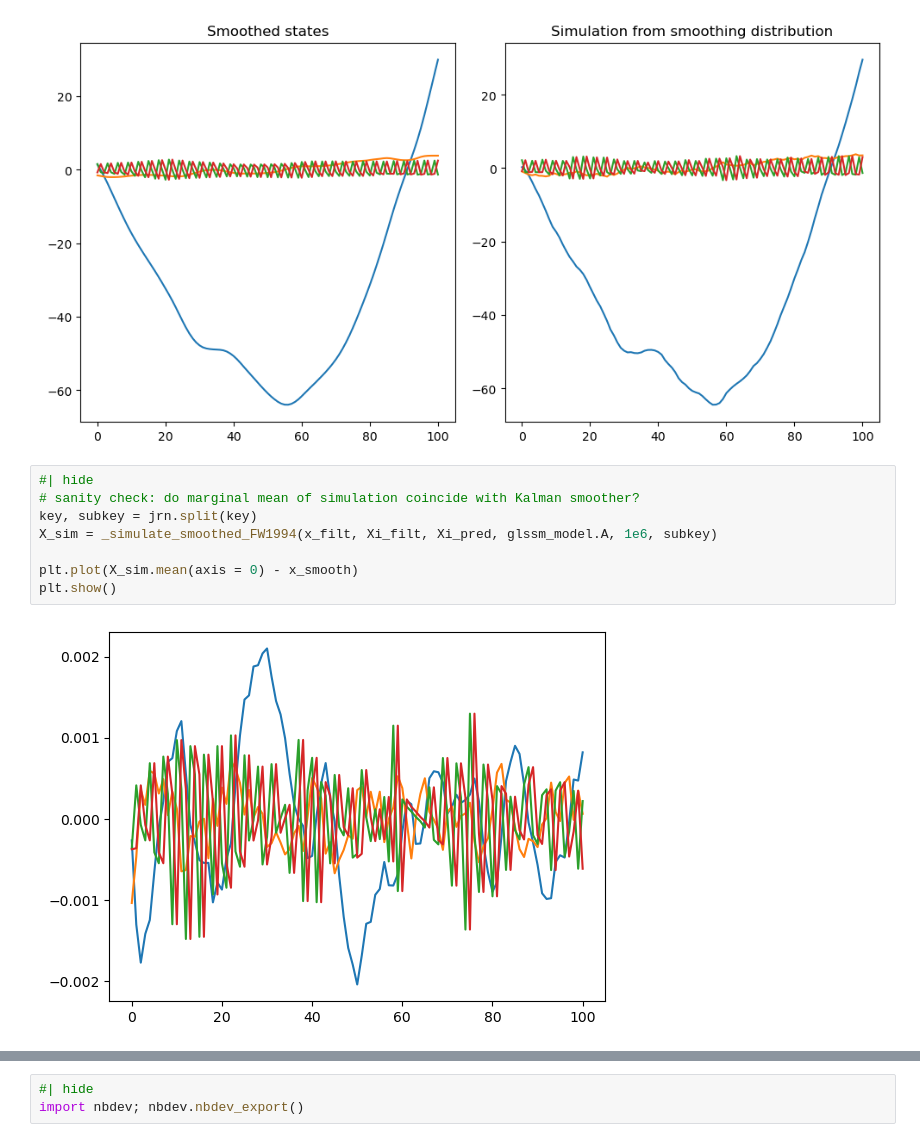
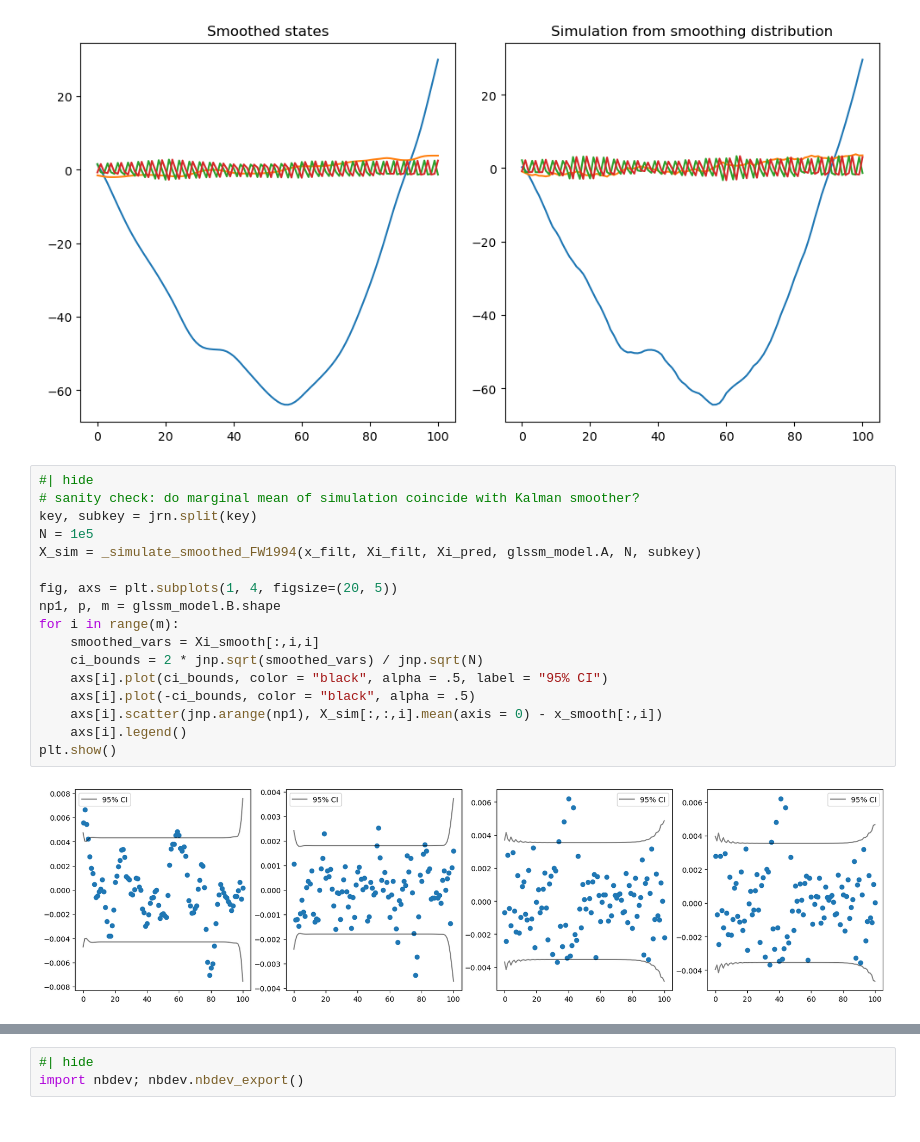
Before and after one commit to stefanheyder/isssm, a Jupyter notebook: nbs/10_kalman_filter_smoother.ipynb, the cells around one changed output, grey strips where cells are left out. Saved outputs shown, nothing was run; the diff lists cells and outputs as text.

```diff
--- a/nbs/10_kalman_filter_smoother.ipynb
+++ b/nbs/10_kalman_filter_smoother.ipynb
@@ -350,10 +350,19 @@ plt.show()
 # %%
 #| hide
 # sanity check: do marginal mean of simulation coincide with Kalman smoother?
 key, subkey = jrn.split(key)
-X_sim = _simulate_smoothed_FW1994(x_filt, Xi_filt, Xi_pred, glssm_model.A, 1e6, subkey)
+N = 1e5
+X_sim = _simulate_smoothed_FW1994(x_filt, Xi_filt, Xi_pred, glssm_model.A, N, subkey)
 
-plt.plot(X_sim.mean(axis = 0) - x_smooth)
+fig, axs = plt.subplots(1, 4, figsize=(20, 5))
+np1, p, m = glssm_model.B.shape
+for i in range(m):
+    smoothed_vars = Xi_smooth[:,i,i]
+    ci_bounds = 2 * jnp.sqrt(smoothed_vars) / jnp.sqrt(N)
+    axs[i].plot(ci_bounds, color = "black", alpha = .5, label = "95% CI")
+    axs[i].plot(-ci_bounds, color = "black", alpha = .5)
+    axs[i].scatter(jnp.arange(np1), X_sim[:,:,i].mean(axis = 0) - x_smooth[:,i])
+    axs[i].legend()
 plt.show()
 # %% [output]
-[figure, old version]
+[figure, new version]
```
Also changed, not shown: parts of 10 cells of this notebook, 2 other files.
